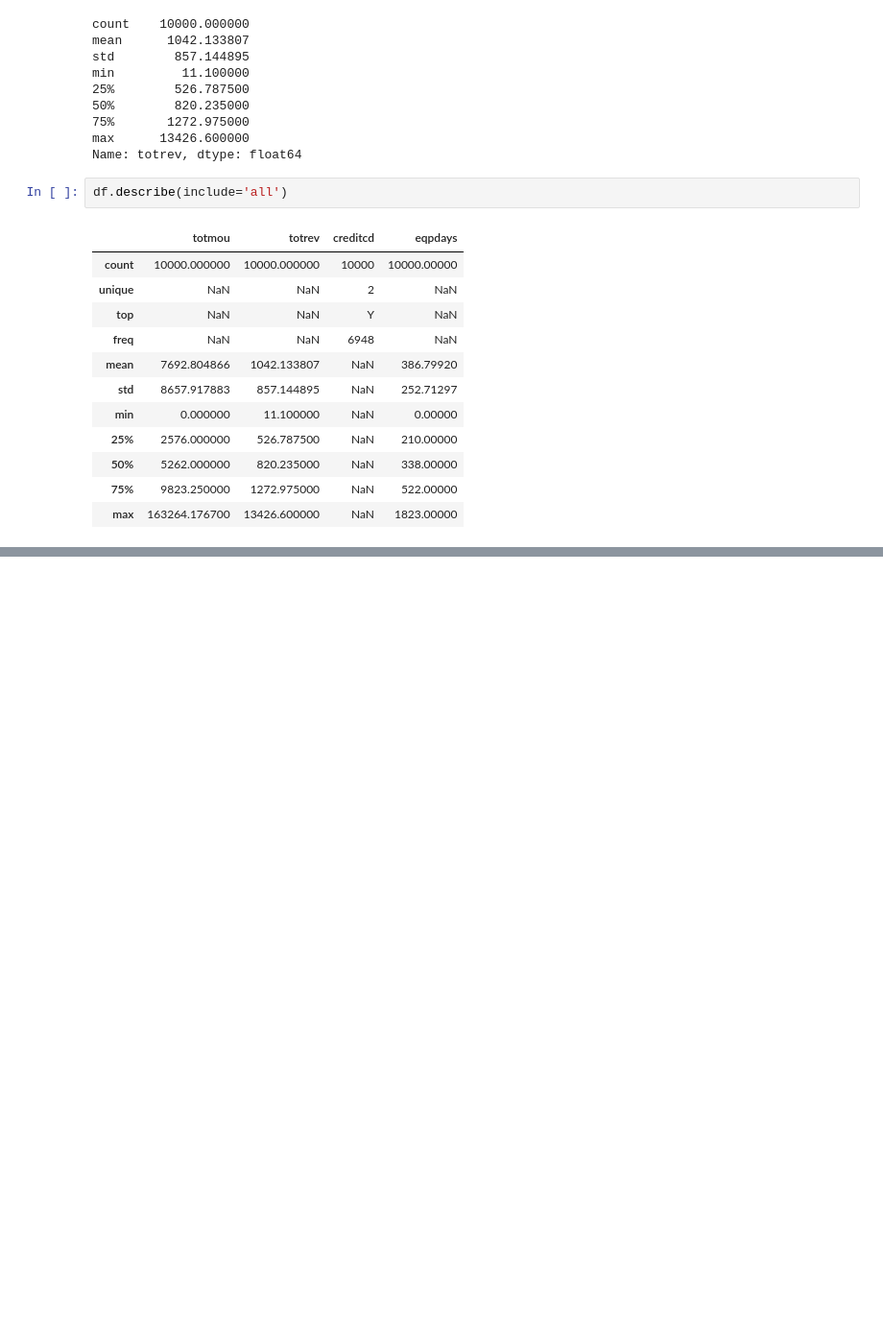
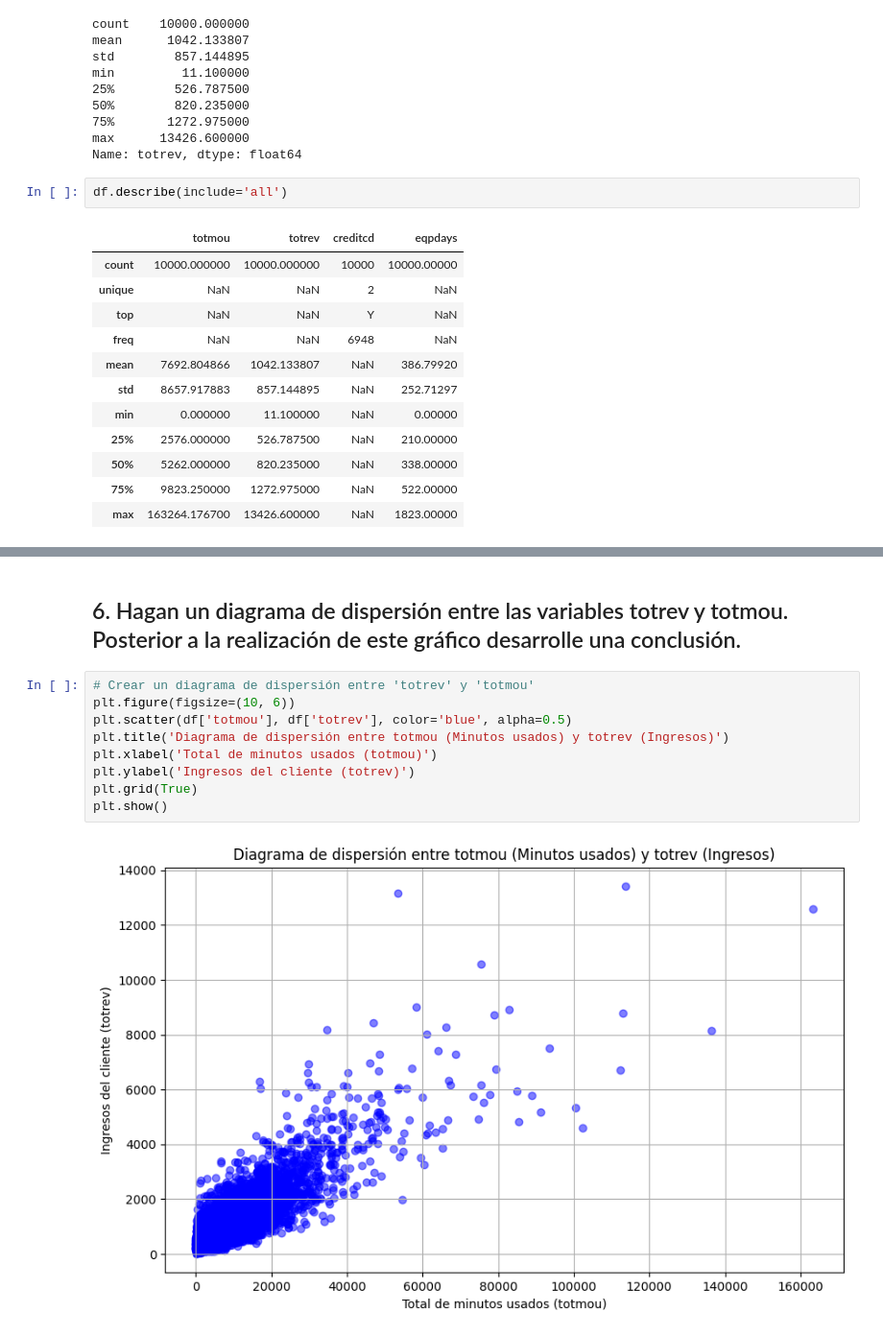
Before and after one commit to ccjaviers777/actividad_3_ml, a Jupyter notebook: Cuadernos/Relacion_minutos.ipynb, the cells around one changed output, grey strips where cells are left out. Shown at 96% size. Cells and saved outputs as stored; diff of their text form; blank space fills up the shorter version.

```diff
--- a/Cuadernos/Relacion_minutos.ipynb
+++ b/Cuadernos/Relacion_minutos.ipynb
@@ -480,0 +523,13 @@ df.describe(include='all')
+# %% [markdown]
+## 6. Hagan un diagrama de dispersión entre las variables totrev y totmou. Posterior a la realización de este gráfico desarrolle una conclusión.
+# %%
+# Crear un diagrama de dispersión entre 'totrev' y 'totmou'
+plt.figure(figsize=(10, 6))
+plt.scatter(df['totmou'], df['totrev'], color='blue', alpha=0.5)
+plt.title('Diagrama de dispersión entre totmou (Minutos usados) y totrev (Ingresos)')
+plt.xlabel('Total de minutos usados (totmou)')
+plt.ylabel('Ingresos del cliente (totrev)')
+plt.grid(True)
+plt.show()
+# %% [output]
+[figure, added]
```
Also changed, not shown: parts of 8 cells of this notebook.
